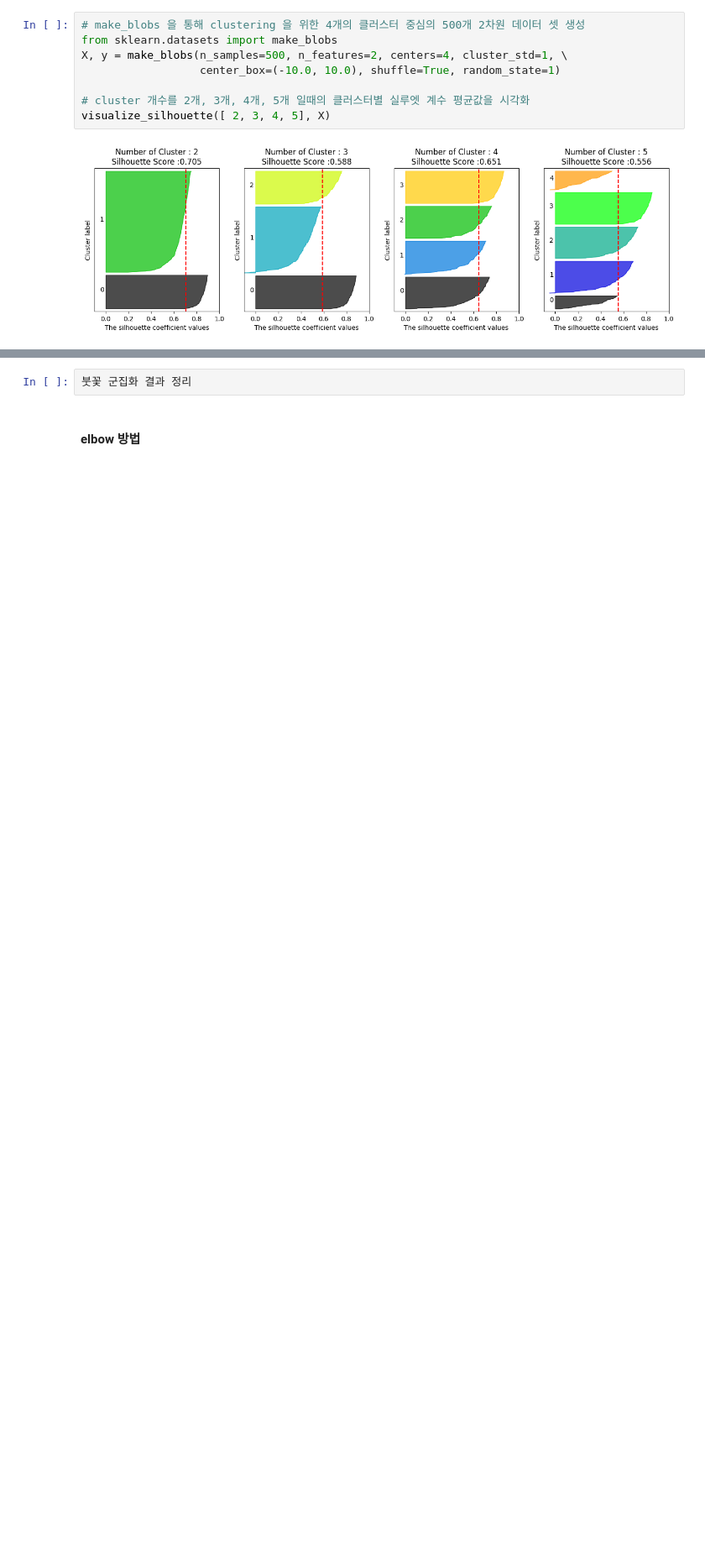
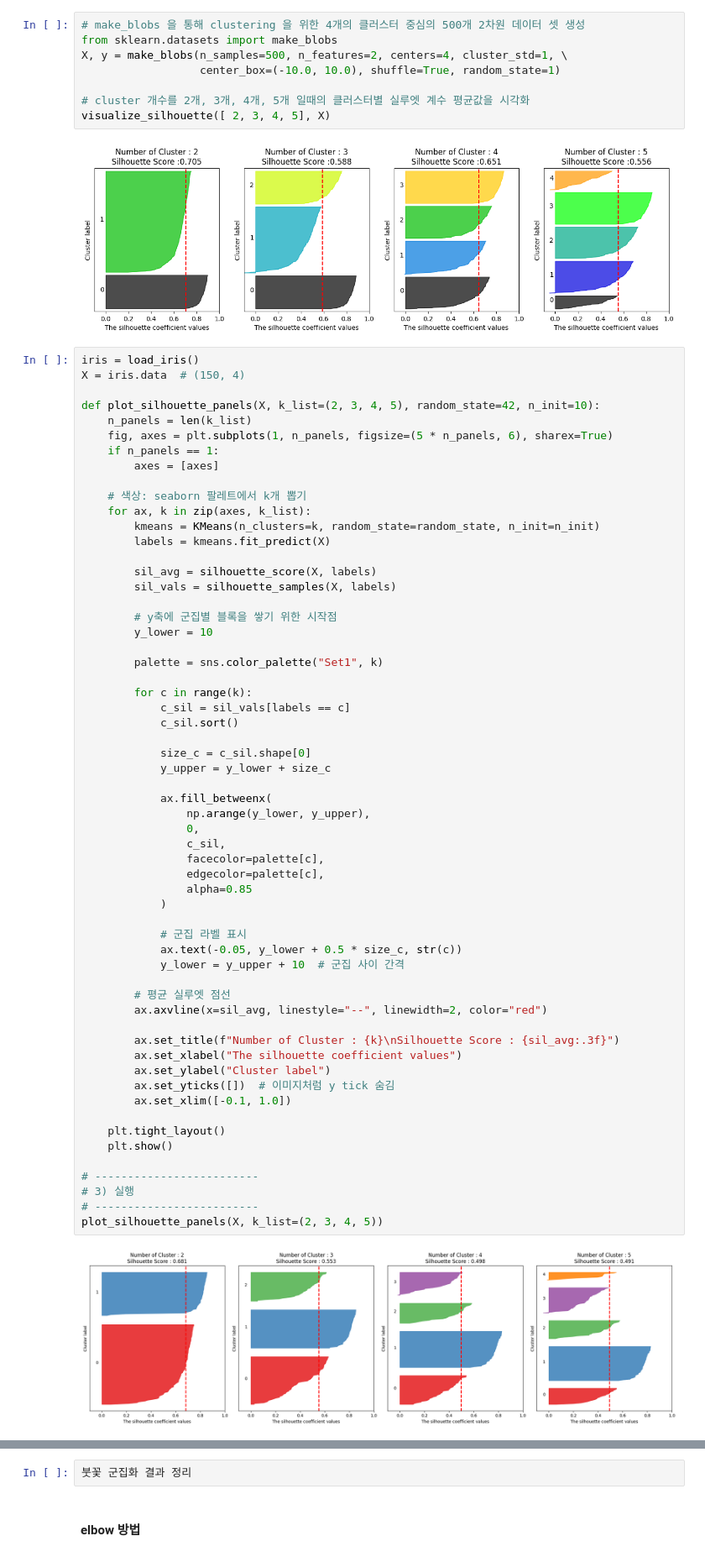
Before and after one commit to jimena1lee/pythonmlproject, a Jupyter notebook: 05_군집_붓꽃KMeans.ipynb, the cells around one changed output, grey strips where cells are left out. Shown at 84% size. Cells and saved outputs as stored; diff of their text form; blank space fills up the shorter version.

```diff
--- a/05_군집_붓꽃KMeans.ipynb
+++ b/05_군집_붓꽃KMeans.ipynb
@@ -220,5 +246,66 @@ X, y = make_blobs(n_samples=500, n_features=2, centers=4, cluster_std=1, \
 visualize_silhouette([ 2, 3, 4, 5], X)
 # %% [output]
 [figure]
+# %%
+iris = load_iris()
+X = iris.data  # (150, 4)
+
+def plot_silhouette_panels(X, k_list=(2, 3, 4, 5), random_state=42, n_init=10):
+    n_panels = len(k_list)
+    fig, axes = plt.subplots(1, n_panels, figsize=(5 * n_panels, 6), sharex=True)
+    if n_panels == 1:
+        axes = [axes]
+
+    # 색상: seaborn 팔레트에서 k개 뽑기
+    for ax, k in zip(axes, k_list):
+        kmeans = KMeans(n_clusters=k, random_state=random_state, n_init=n_init)
+        labels = kmeans.fit_predict(X)
+
+        sil_avg = silhouette_score(X, labels)
+        sil_vals = silhouette_samples(X, labels)
+
+        # y축에 군집별 블록을 쌓기 위한 시작점
+        y_lower = 10
+
+        palette = sns.color_palette("Set1", k)
+
+        for c in range(k):
+            c_sil = sil_vals[labels == c]
+            c_sil.sort()
+
+            size_c = c_sil.shape[0]
+            y_upper = y_lower + size_c
+
+            ax.fill_betweenx(
+                np.arange(y_lower, y_upper),
+                0,
+                c_sil,
+                facecolor=palette[c],
+                edgecolor=palette[c],
+                alpha=0.85
+            )
+
+            # 군집 라벨 표시
+            ax.text(-0.05, y_lower + 0.5 * size_c, str(c))
+            y_lower = y_upper + 10  # 군집 사이 간격
+
+        # 평균 실루엣 점선
+        ax.axvline(x=sil_avg, linestyle="--", linewidth=2, color="red")
+
+        ax.set_title(f"Number of Cluster : {k}\nSilhouette Score : {sil_avg:.3f}")
+        ax.set_xlabel("The silhouette coefficient values")
+        ax.set_ylabel("Cluster label")
+        ax.set_yticks([])  # 이미지처럼 y tick 숨김
+        ax.set_xlim([-0.1, 1.0])
+
+    plt.tight_layout()
+    plt.show()
+
+# -------------------------
+# 3) 실행
+# -------------------------
+plot_silhouette_panels(X, k_list=(2, 3, 4, 5))
+# %% [output]
+[figure, added]
 # %%
 # 붓꽃 데이터를 이용해 K-평균 수행 시 최적의 군집 개수를 알아보기
```
Also changed, not shown: parts of 13 cells of this notebook.
